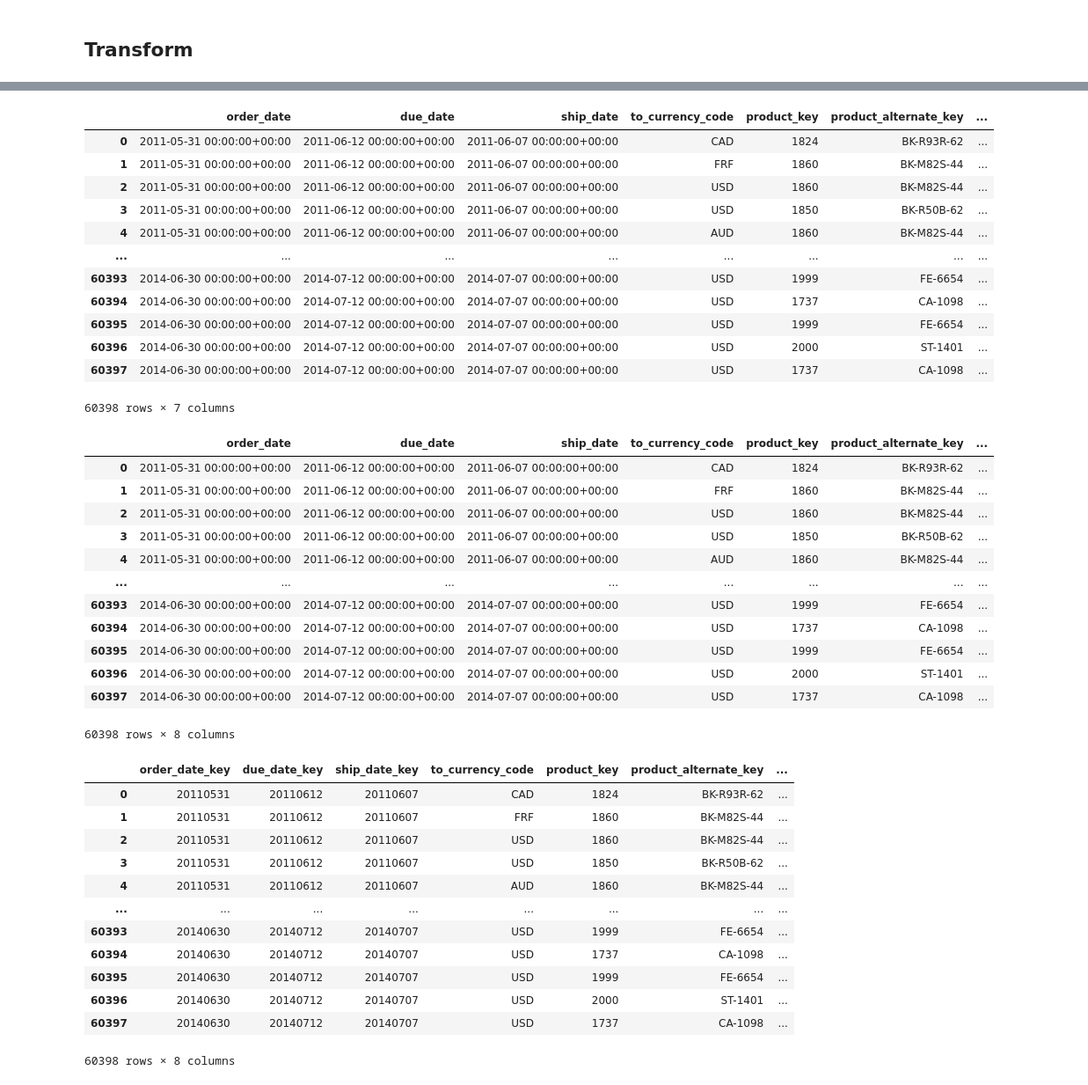
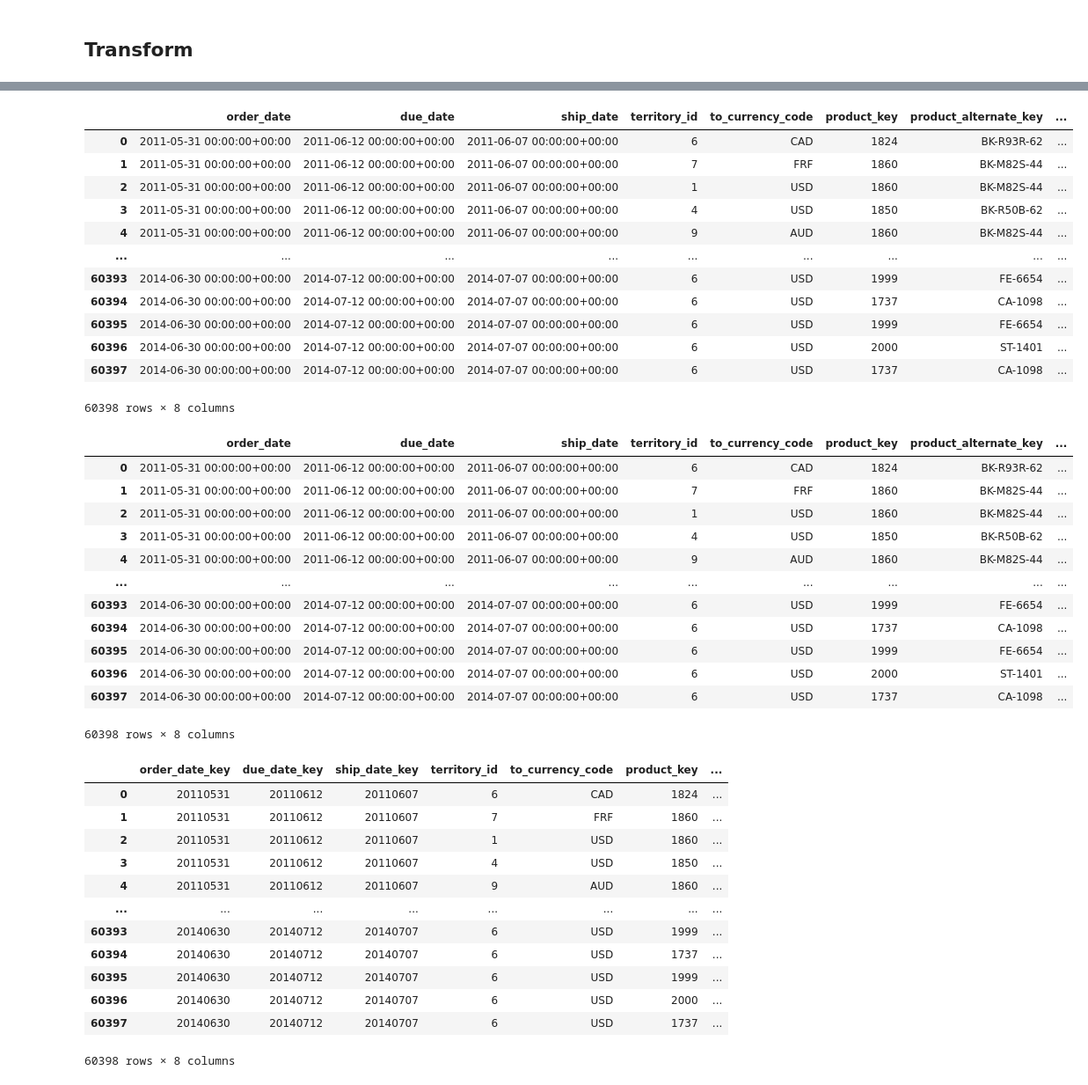
Before and after one commit to andresmg42/AdventureWorks2022ETL, a Jupyter notebook: notebooks/etl_fact_internet_sales.ipynb, the cells around one changed output, grey strips where cells are left out. Shown at 88% size. Saved outputs shown, nothing was run; the diff lists cells and outputs as text; code cells hidden in the pictures.

Commit message:
territory_key added}

```diff
--- a/notebooks/etl_fact_internet_sales.ipynb
+++ b/notebooks/etl_fact_internet_sales.ipynb
@@ -11,7 +11,7 @@ co_oltp,etl_conn,etl_conn_or=connect(SCHEMA)
 ## Extract
 # %%
 fact_internet_sales=pd.read_sql("""
-SELECT  p.product_number, sh.order_date, sh.due_date, sh.ship_date,COALESCE(cr.to_currency_code, 'USD') AS to_currency_code
+SELECT  p.product_number, sh.order_date, sh.due_date, sh.ship_date, sh.territory_id, COALESCE(cr.to_currency_code, 'USD') AS to_currency_code
 FROM sales.sales_order_header as sh
 JOIN sales.sales_order_detail as so
 ON sh.sales_order_id=so.sales_order_id
@@ -40,6 +40,8 @@ dim_product=pd.read_sql_table('dim_product',etl_conn)
 
 
 dim_promotion=pd.read_sql_table('dim_promotion',etl_conn)
+
+dim_sales_territory=pd.read_sql_table('dim_sales_territory',etl_conn)
 # %% [markdown]
 ## Transform
 # %%
@@ -85,43 +87,43 @@ fact_internet_sales=fact_internet_sales.merge(
 
 fact_internet_sales
 # %% [output]
-|  | order_date | due_date | ship_date | to_currency_code | product_key | product_alternate_key | ... |
-| 0 | 2011-05-31 00:00:00+00:00 | 2011-06-12 00:00:00+00:00 | 2011-06-07 00:00:00+00:00 | CAD | 1824 | BK-R93R-62 | ... |
-| 1 | 2011-05-31 00:00:00+00:00 | 2011-06-12 00:00:00+00:00 | 2011-06-07 00:00:00+00:00 | FRF | 1860 | BK-M82S-44 | ... |
-| 2 | 2011-05-31 00:00:00+00:00 | 2011-06-12 00:00:00+00:00 | 2011-06-07 00:00:00+00:00 | USD | 1860 | BK-M82S-44 | ... |
-| 3 | 2011-05-31 00:00:00+00:00 | 2011-06-12 00:00:00+00:00 | 2011-06-07 00:00:00+00:00 | USD | 1850 | BK-R50B-62 | ... |
-| 4 | 2011-05-31 00:00:00+00:00 | 2011-06-12 00:00:00+00:00 | 2011-06-07 00:00:00+00:00 | AUD | 1860 | BK-M82S-44 | ... |
-| ... | ... | ... | ... | ... | ... | ... | ... |
-| 60393 | 2014-06-30 00:00:00+00:00 | 2014-07-12 00:00:00+00:00 | 2014-07-07 00:00:00+00:00 | USD | 1999 | FE-6654 | ... |
-| 60394 | 2014-06-30 00:00:00+00:00 | 2014-07-12 00:00:00+00:00 | 2014-07-07 00:00:00+00:00 | USD | 1737 | CA-1098 | ... |
-| 60395 | 2014-06-30 00:00:00+00:00 | 2014-07-12 00:00:00+00:00 | 2014-07-07 00:00:00+00:00 | USD | 1999 | FE-6654 | ... |
-| 60396 | 2014-06-30 00:00:00+00:00 | 2014-07-12 00:00:00+00:00 | 2014-07-07 00:00:00+00:00 | USD | 2000 | ST-1401 | ... |
-| 60397 | 2014-06-30 00:00:00+00:00 | 2014-07-12 00:00:00+00:00 | 2014-07-07 00:00:00+00:00 | USD | 1737 | CA-1098 | ... |
+|  | order_date | due_date | ship_date | territory_id | to_currency_code | product_key | product_alternate_key | ... |
+| 0 | 2011-05-31 00:00:00+00:00 | 2011-06-12 00:00:00+00:00 | 2011-06-07 00:00:00+00:00 | 6 | CAD | 1824 | BK-R93R-62 | ... |
+| 1 | 2011-05-31 00:00:00+00:00 | 2011-06-12 00:00:00+00:00 | 2011-06-07 00:00:00+00:00 | 7 | FRF | 1860 | BK-M82S-44 | ... |
+| 2 | 2011-05-31 00:00:00+00:00 | 2011-06-12 00:00:00+00:00 | 2011-06-07 00:00:00+00:00 | 1 | USD | 1860 | BK-M82S-44 | ... |
+| 3 | 2011-05-31 00:00:00+00:00 | 2011-06-12 00:00:00+00:00 | 2011-06-07 00:00:00+00:00 | 4 | USD | 1850 | BK-R50B-62 | ... |
+| 4 | 2011-05-31 00:00:00+00:00 | 2011-06-12 00:00:00+00:00 | 2011-06-07 00:00:00+00:00 | 9 | AUD | 1860 | BK-M82S-44 | ... |
+| ... | ... | ... | ... | ... | ... | ... | ... | ... |
+| 60393 | 2014-06-30 00:00:00+00:00 | 2014-07-12 00:00:00+00:00 | 2014-07-07 00:00:00+00:00 | 6 | USD | 1999 | FE-6654 | ... |
+| 60394 | 2014-06-30 00:00:00+00:00 | 2014-07-12 00:00:00+00:00 | 2014-07-07 00:00:00+00:00 | 6 | USD | 1737 | CA-1098 | ... |
+| 60395 | 2014-06-30 00:00:00+00:00 | 2014-07-12 00:00:00+00:00 | 2014-07-07 00:00:00+00:00 | 6 | USD | 1999 | FE-6654 | ... |
+| 60396 | 2014-06-30 00:00:00+00:00 | 2014-07-12 00:00:00+00:00 | 2014-07-07 00:00:00+00:00 | 6 | USD | 2000 | ST-1401 | ... |
+| 60397 | 2014-06-30 00:00:00+00:00 | 2014-07-12 00:00:00+00:00 | 2014-07-07 00:00:00+00:00 | 6 | USD | 1737 | CA-1098 | ... |
-60398 rows × 7 columns
+60398 rows × 8 columns
 # %%
 #join whit dim_promotion
 
 fact_internet_sales=fact_internet_sales.merge(
     dim_promotion[['promotion_alternate_key','promotion_key']],
     left_on='special_offer_id',
     right_on='promotion_alternate_key',
     how='left'
-).drop(['special_offer_id'],axis=1)
+).drop(['special_offer_id','promotion_alternate_key'],axis=1)
 
 fact_internet_sales
 # %% [output]
-|  | order_date | due_date | ship_date | to_currency_code | product_key | product_alternate_key | ... |
-| 0 | 2011-05-31 00:00:00+00:00 | 2011-06-12 00:00:00+00:00 | 2011-06-07 00:00:00+00:00 | CAD | 1824 | BK-R93R-62 | ... |
-| 1 | 2011-05-31 00:00:00+00:00 | 2011-06-12 00:00:00+00:00 | 2011-06-07 00:00:00+00:00 | FRF | 1860 | BK-M82S-44 | ... |
-| 2 | 2011-05-31 00:00:00+00:00 | 2011-06-12 00:00:00+00:00 | 2011-06-07 00:00:00+00:00 | USD | 1860 | BK-M82S-44 | ... |
-| 3 | 2011-05-31 00:00:00+00:00 | 2011-06-12 00:00:00+00:00 | 2011-06-07 00:00:00+00:00 | USD | 1850 | BK-R50B-62 | ... |
-| 4 | 2011-05-31 00:00:00+00:00 | 2011-06-12 00:00:00+00:00 | 2011-06-07 00:00:00+00:00 | AUD | 1860 | BK-M82S-44 | ... |
-| ... | ... | ... | ... | ... | ... | ... | ... |
-| 60393 | 2014-06-30 00:00:00+00:00 | 2014-07-12 00:00:00+00:00 | 2014-07-07 00:00:00+00:00 | USD | 1999 | FE-6654 | ... |
-| 60394 | 2014-06-30 00:00:00+00:00 | 2014-07-12 00:00:00+00:00 | 2014-07-07 00:00:00+00:00 | USD | 1737 | CA-1098 | ... |
-| 60395 | 2014-06-30 00:00:00+00:00 | 2014-07-12 00:00:00+00:00 | 2014-07-07 00:00:00+00:00 | USD | 1999 | FE-6654 | ... |
-| 60396 | 2014-06-30 00:00:00+00:00 | 2014-07-12 00:00:00+00:00 | 2014-07-07 00:00:00+00:00 | USD | 2000 | ST-1401 | ... |
-| 60397 | 2014-06-30 00:00:00+00:00 | 2014-07-12 00:00:00+00:00 | 2014-07-07 00:00:00+00:00 | USD | 1737 | CA-1098 | ... |
+|  | order_date | due_date | ship_date | territory_id | to_currency_code | product_key | product_alternate_key | ... |
+| 0 | 2011-05-31 00:00:00+00:00 | 2011-06-12 00:00:00+00:00 | 2011-06-07 00:00:00+00:00 | 6 | CAD | 1824 | BK-R93R-62 | ... |
+| 1 | 2011-05-31 00:00:00+00:00 | 2011-06-12 00:00:00+00:00 | 2011-06-07 00:00:00+00:00 | 7 | FRF | 1860 | BK-M82S-44 | ... |
+| 2 | 2011-05-31 00:00:00+00:00 | 2011-06-12 00:00:00+00:00 | 2011-06-07 00:00:00+00:00 | 1 | USD | 1860 | BK-M82S-44 | ... |
+| 3 | 2011-05-31 00:00:00+00:00 | 2011-06-12 00:00:00+00:00 | 2011-06-07 00:00:00+00:00 | 4 | USD | 1850 | BK-R50B-62 | ... |
+| 4 | 2011-05-31 00:00:00+00:00 | 2011-06-12 00:00:00+00:00 | 2011-06-07 00:00:00+00:00 | 9 | AUD | 1860 | BK-M82S-44 | ... |
+| ... | ... | ... | ... | ... | ... | ... | ... | ... |
+| 60393 | 2014-06-30 00:00:00+00:00 | 2014-07-12 00:00:00+00:00 | 2014-07-07 00:00:00+00:00 | 6 | USD | 1999 | FE-6654 | ... |
+| 60394 | 2014-06-30 00:00:00+00:00 | 2014-07-12 00:00:00+00:00 | 2014-07-07 00:00:00+00:00 | 6 | USD | 1737 | CA-1098 | ... |
+| 60395 | 2014-06-30 00:00:00+00:00 | 2014-07-12 00:00:00+00:00 | 2014-07-07 00:00:00+00:00 | 6 | USD | 1999 | FE-6654 | ... |
+| 60396 | 2014-06-30 00:00:00+00:00 | 2014-07-12 00:00:00+00:00 | 2014-07-07 00:00:00+00:00 | 6 | USD | 2000 | ST-1401 | ... |
+| 60397 | 2014-06-30 00:00:00+00:00 | 2014-07-12 00:00:00+00:00 | 2014-07-07 00:00:00+00:00 | 6 | USD | 1737 | CA-1098 | ... |
 60398 rows × 8 columns
 # %%
 # convert dates to integers
@@ -139,18 +141,18 @@ fact_internet_sales.rename(columns={'order_date':'order_date_key',
 
 fact_internet_sales
 # %% [output]
-|  | order_date_key | due_date_key | ship_date_key | to_currency_code | product_key | product_alternate_key | ... |
-| 0 | 20110531 | 20110612 | 20110607 | CAD | 1824 | BK-R93R-62 | ... |
-| 1 | 20110531 | 20110612 | 20110607 | FRF | 1860 | BK-M82S-44 | ... |
-| 2 | 20110531 | 20110612 | 20110607 | USD | 1860 | BK-M82S-44 | ... |
-| 3 | 20110531 | 20110612 | 20110607 | USD | 1850 | BK-R50B-62 | ... |
-| 4 | 20110531 | 20110612 | 20110607 | AUD | 1860 | BK-M82S-44 | ... |
+|  | order_date_key | due_date_key | ship_date_key | territory_id | to_currency_code | product_key | ... |
+| 0 | 20110531 | 20110612 | 20110607 | 6 | CAD | 1824 | ... |
+| 1 | 20110531 | 20110612 | 20110607 | 7 | FRF | 1860 | ... |
+| 2 | 20110531 | 20110612 | 20110607 | 1 | USD | 1860 | ... |
+| 3 | 20110531 | 20110612 | 20110607 | 4 | USD | 1850 | ... |
+| 4 | 20110531 | 20110612 | 20110607 | 9 | AUD | 1860 | ... |
 | ... | ... | ... | ... | ... | ... | ... | ... |
-| 60393 | 20140630 | 20140712 | 20140707 | USD | 1999 | FE-6654 | ... |
-| 60394 | 20140630 | 20140712 | 20140707 | USD | 1737 | CA-1098 | ... |
-| 60395 | 20140630 | 20140712 | 20140707 | USD | 1999 | FE-6654 | ... |
-| 60396 | 20140630 | 20140712 | 20140707 | USD | 2000 | ST-1401 | ... |
-| 60397 | 20140630 | 20140712 | 20140707 | USD | 1737 | CA-1098 | ... |
+| 60393 | 20140630 | 20140712 | 20140707 | 6 | USD | 1999 | ... |
+| 60394 | 20140630 | 20140712 | 20140707 | 6 | USD | 1737 | ... |
+| 60395 | 20140630 | 20140712 | 20140707 | 6 | USD | 1999 | ... |
+| 60396 | 20140630 | 20140712 | 20140707 | 6 | USD | 2000 | ... |
+| 60397 | 20140630 | 20140712 | 20140707 | 6 | USD | 1737 | ... |
 60398 rows × 8 columns
 # %%
 #join currency
```
Also changed, not shown: parts of 3 cells of this notebook.
